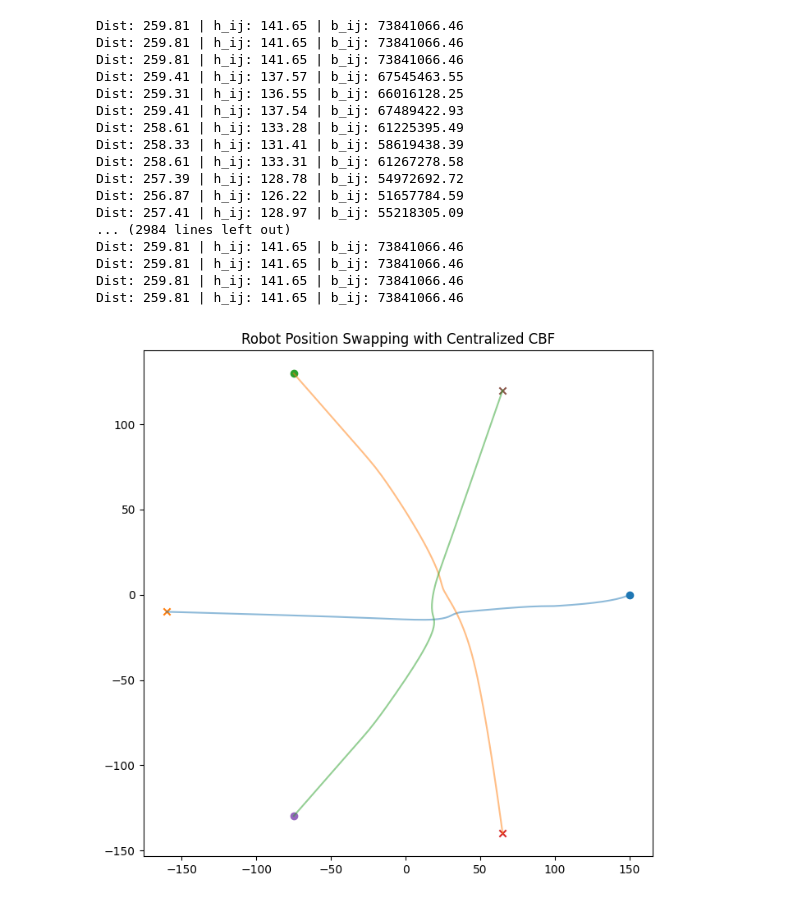
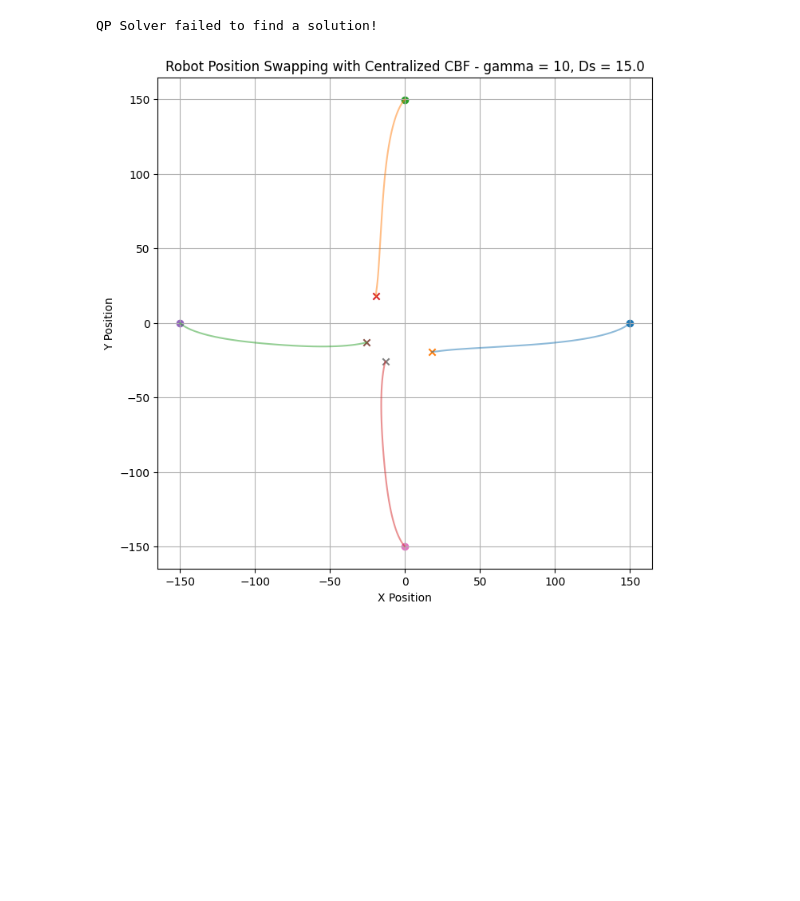
Before and after one commit to hungnguyen-125/Safety_Formation_Control_CBF, a Jupyter notebook: demo/centralized_cbf_validation.ipynb, the cells around one changed output. Cells and saved outputs as stored; diff of their text form; code cells hidden in the pictures; blank space fills up the shorter version.

```diff
--- a/demo/centralized_cbf_validation.ipynb
+++ b/demo/centralized_cbf_validation.ipynb
@@ -116,14 +103,14 @@ Dist: 5.00 | h_ij: 7.35 | b_ij: 1984.29
 # %%
-# --- Cấu hình mô phỏng ---
-N = 3           # 20 robot như trong bài báo
-R_circle = 150   # Bán kính vòng tròn
+# --- Simulation Configuration ---
+N = 4
+R_circle = 150   # Circle radius
 dt = 0.1
 T_max = 100
 gamma = 0.1
-d_min = 9.0      # Ds = 10
-k1, k2 = 1.0, 2.0 # Hệ số PD controller
+d_min = 9.0      # Safety distance (Ds = 10)
+k1, k2 = 1.0, 2.0 # PD controller gains (Proportional and Derivative)
 
-# --- Khởi tạo trạng thái ---
+# --- State Initialization ---
 agents_list = []
 class AgentObj:
     def __init__(self, id, pos, target):
@@ -131,72 +118,64 @@ class AgentObj:
         self.pos = pos
         self.vel = np.zeros(2)
         self.target = target
-        self.alpha = 20.0 # Gia tốc tối đa
+        self.alpha = 20.0 # Maximum acceleration capability
         self.gamma = gamma
 
 for i in range(N):
+    # Calculate starting positions evenly spaced on the circle
     angle = 2 * np.pi * i / N
-    # Vị trí ban đầu trên vòng tròn
+    # Initial position on the circle
     pos = np.array([R_circle * np.cos(angle), R_circle * np.sin(angle)])
-    # Đích đến ở phía đối diện
-    target = -pos -10
+    # Target position is on the opposite side of the circle (with a slight offset)
+    target = -pos - 20
     agents_list.append(AgentObj(i, pos, target))
 
-# Giả lập Topology (Tất cả thấy nhau - Fully Connected cho Centralized)
+# Simulate Topology (Fully Connected - Every robot sees every other robot)
 class FullTopology:
+    # Adjacency matrix: 1 where connected, 0 on the diagonal (self-connection)
     adj_matrix = np.ones((N, N)) - np.eye(N)
 
 cbf_filter = CentralizedCBF(gamma=gamma, safety_dis=d_min)
 
-# --- Vòng lặp mô phỏng ---
+# --- Simulation Loop ---
+# Store position history for each agent to plot trajectories later
 history = [[] for _ in range(N)]
 
 for t in range(int(T_max/dt)):
-    # 1. Tính u_nom cho toàn bộ N robot (PD Control)
+    # 1. Calculate nominal control (u_nom) for all N robots using PD Control
     u_nom_all = []
     for ag in agents_list:
+        # PD Law: u = -k1*(pos_error) - k2*(velocity)
         u_i = -k1 * (ag.pos - ag.target) - k2 * ag.vel
         u_nom_all.append(u_i)
     u_nom_all = np.array(u_nom_all)
 
-    # 2. Lọc qua Centralized CBF
+    # 2. Filter nominal controls through the Centralized CBF to ensure safety
     u_safe_all = cbf_filter.compute_safe_control(agents_list, FullTopology(), u_nom_all)
 
+    # Exit loop if the QP solver fails to find a feasible solution
     if u_safe_all is None: break
 
-    # 3. Cập nhật vật lý
+    # 3. Update Physics (Euler Integration)
     for i, ag in enumerate(agents_list):
-        ag.vel += u_safe_all[i] * dt
-        ag.pos += ag.vel * dt
+        ag.vel += u_safe_all[i] * dt  # Acceleration to Velocity
+        ag.pos += ag.vel * dt        # Velocity to Position
         history[i].append(ag.pos.copy())
 
-# --- Vẽ quỹ đạo (Sử dụng Matplotlib để xem kết quả giống Fig 3) ---
+# --- Plot Trajectories (Visualizing results similar to Figure 3 in the paper) ---
 import matplotlib.pyplot as plt
 plt.figure(figsize=(8,8))
 for i in range(N):
     traj = np.array(history[i])
-    plt.plot(traj[:,0], traj[:,1], alpha=0.5)
-    plt.scatter(traj[0,0], traj[0,1], marker='o') # Start
-    plt.scatter(traj[-1,0], traj[-1,1], marker='x') # End
-plt.title("Robot Position Swapping with Centralized CBF")
+    plt.plot(traj[:,0], traj[:,1], alpha=0.5) # Draw the path
+    plt.scatter(traj[0,0], traj[0,1], marker='o') # Start point marker
+    plt.scatter(traj[-1,0], traj[-1,1], marker='x') # End point marker
+
+plt.title("Robot Position Swapping with Centralized CBF - gamma = 10, Ds = 15.0")
+plt.xlabel("X Position"); plt.ylabel("Y Position")
+plt.grid(True)
 plt.show()
 # %% [output]
-Dist: 259.81 | h_ij: 141.65 | b_ij: 73841066.46
-Dist: 259.81 | h_ij: 141.65 | b_ij: 73841066.46
-Dist: 259.81 | h_ij: 141.65 | b_ij: 73841066.46
-Dist: 259.41 | h_ij: 137.57 | b_ij: 67545463.55
-Dist: 259.31 | h_ij: 136.55 | b_ij: 66016128.25
-Dist: 259.41 | h_ij: 137.54 | b_ij: 67489422.93
-Dist: 258.61 | h_ij: 133.28 | b_ij: 61225395.49
-Dist: 258.33 | h_ij: 131.41 | b_ij: 58619438.39
-Dist: 258.61 | h_ij: 133.31 | b_ij: 61267278.58
-Dist: 257.39 | h_ij: 128.78 | b_ij: 54972692.72
-Dist: 256.87 | h_ij: 126.22 | b_ij: 51657784.59
-Dist: 257.41 | h_ij: 128.97 | b_ij: 55218305.09
-... (2984 lines left out)
-Dist: 259.81 | h_ij: 141.65 | b_ij: 73841066.46
-Dist: 259.81 | h_ij: 141.65 | b_ij: 73841066.46
-Dist: 259.81 | h_ij: 141.65 | b_ij: 73841066.46
-Dist: 259.81 | h_ij: 141.65 | b_ij: 73841066.46
+QP Solver failed to find a solution!
-[figure, old version]
+[figure, new version]
 # %%
```
Also changed, not shown: parts of 2 cells of this notebook, 3 other files.
